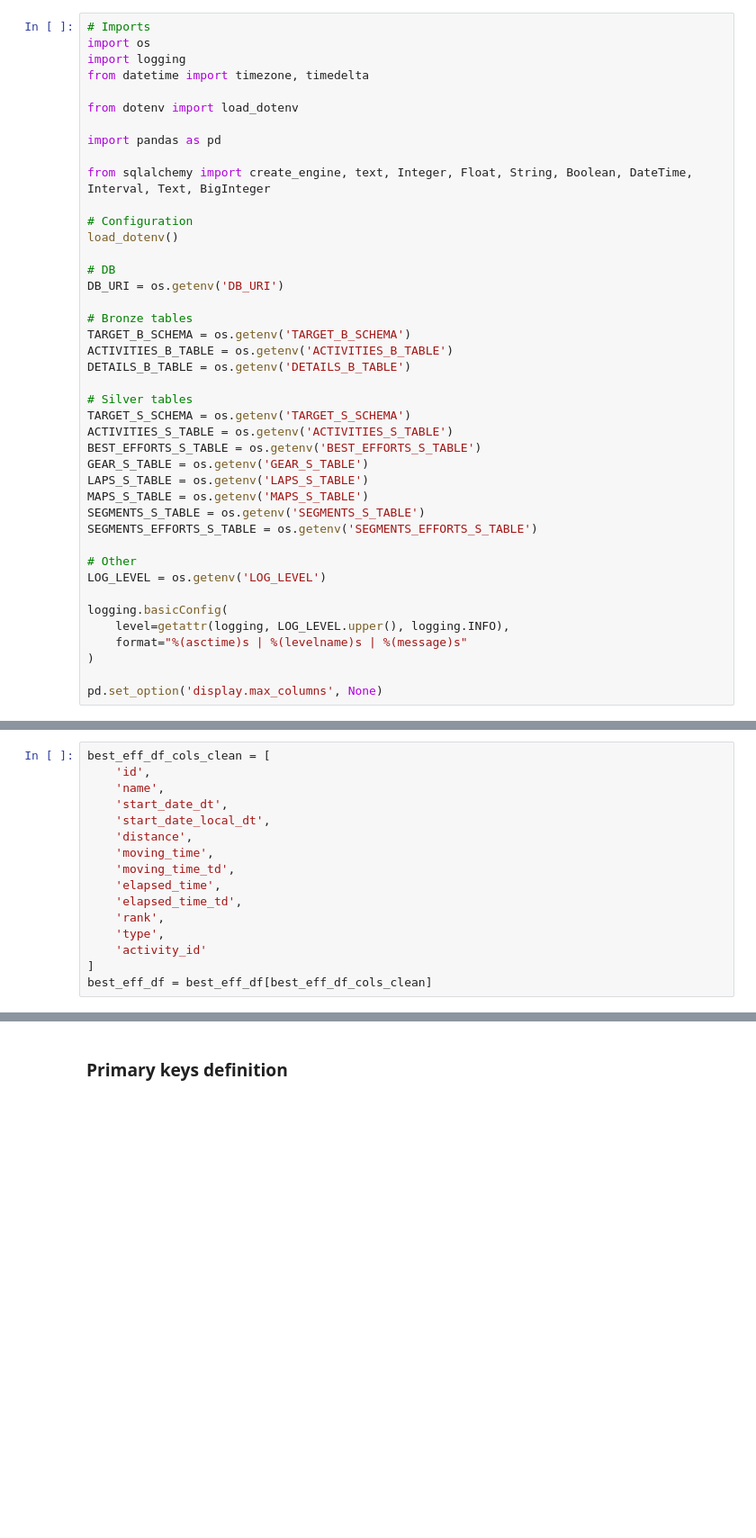
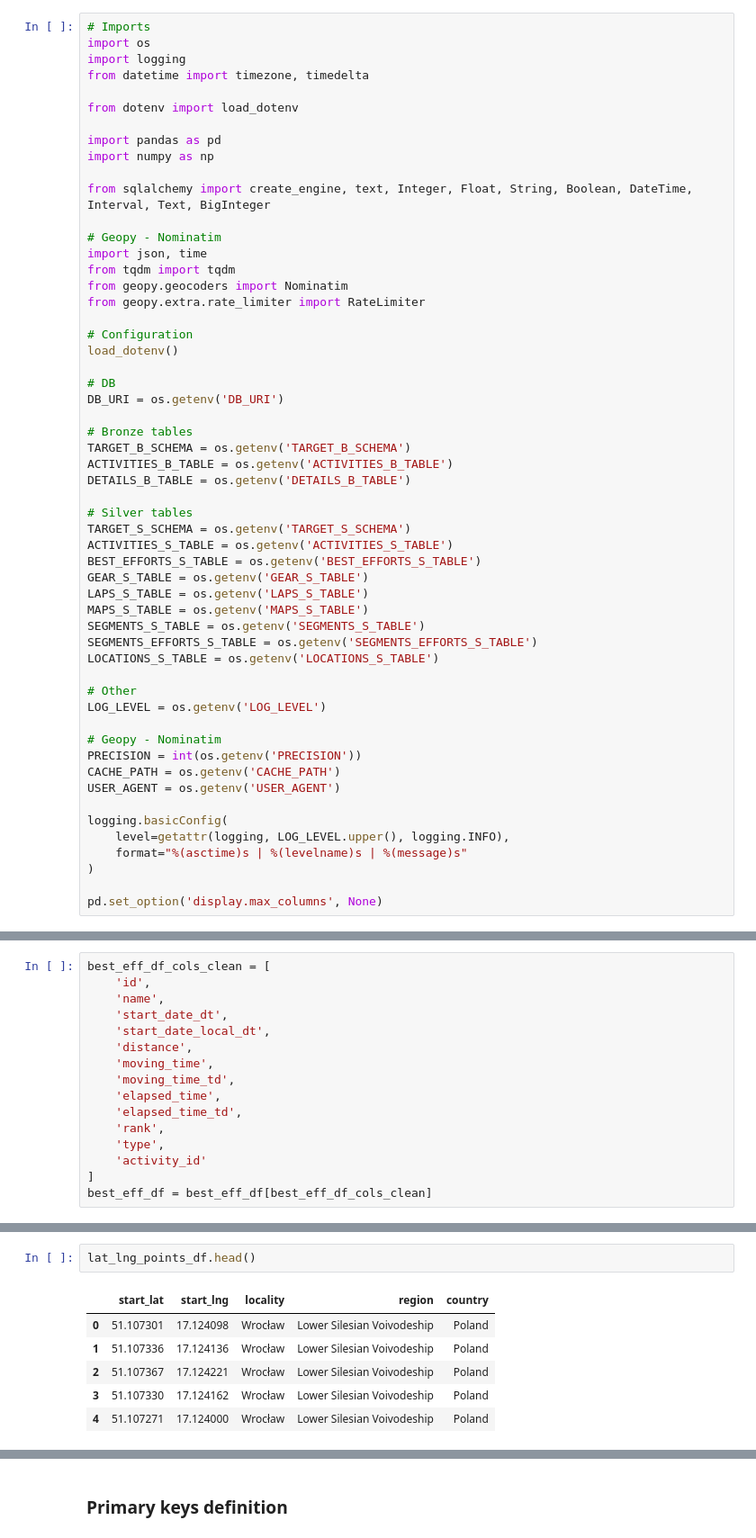
Before and after one commit to lowickib/Strava-Analytics, a Jupyter notebook: 2_Silver_Layer.ipynb, the cells around one changed output, grey strips where cells are left out. Shown at 90% size. Drawn from its saved outputs; the diff is of its cells as text; blank space fills up the shorter version.

```diff
--- a/2_Silver_Layer.ipynb
+++ b/2_Silver_Layer.ipynb
@@ -9,8 +9,15 @@ from datetime import timezone, timedelta
 from dotenv import load_dotenv
 
 import pandas as pd
+import numpy as np
 
 from sqlalchemy import create_engine, text, Integer, Float, String, Boolean, DateTime, Interval, Text, BigInteger
+
+# Geopy - Nominatim
+import json, time
+from tqdm import tqdm
+from geopy.geocoders import Nominatim
+from geopy.extra.rate_limiter import RateLimiter
 
 # Configuration
 load_dotenv()
@@ -32,9 +39,15 @@ LAPS_S_TABLE = os.getenv('LAPS_S_TABLE')
 MAPS_S_TABLE = os.getenv('MAPS_S_TABLE')
 SEGMENTS_S_TABLE = os.getenv('SEGMENTS_S_TABLE')
 SEGMENTS_EFFORTS_S_TABLE = os.getenv('SEGMENTS_EFFORTS_S_TABLE')
+LOCATIONS_S_TABLE = os.getenv('LOCATIONS_S_TABLE')
 
 # Other
 LOG_LEVEL = os.getenv('LOG_LEVEL')
+
+# Geopy - Nominatim
+PRECISION = int(os.getenv('PRECISION'))
+CACHE_PATH = os.getenv('CACHE_PATH')
+USER_AGENT = os.getenv('USER_AGENT')
 
 logging.basicConfig(
     level=getattr(logging, LOG_LEVEL.upper(), logging.INFO),
@@ -1082,0 +1232,9 @@ best_eff_df.to_sql(
+# %%
+lat_lng_points_df.head()
+# %% [output]
+|  | start_lat | start_lng | locality | region | country |
+| 0 | 51.107301 | 17.124098 | Wrocław | Lower Silesian Voivodeship | Poland |
+| 1 | 51.107336 | 17.124136 | Wrocław | Lower Silesian Voivodeship | Poland |
+| 2 | 51.107367 | 17.124221 | Wrocław | Lower Silesian Voivodeship | Poland |
+| 3 | 51.107330 | 17.124162 | Wrocław | Lower Silesian Voivodeship | Poland |
+| 4 | 51.107271 | 17.124000 | Wrocław | Lower Silesian Voivodeship | Poland |
```
Also changed, not shown: parts of 42 cells of this notebook, 1 other file.
